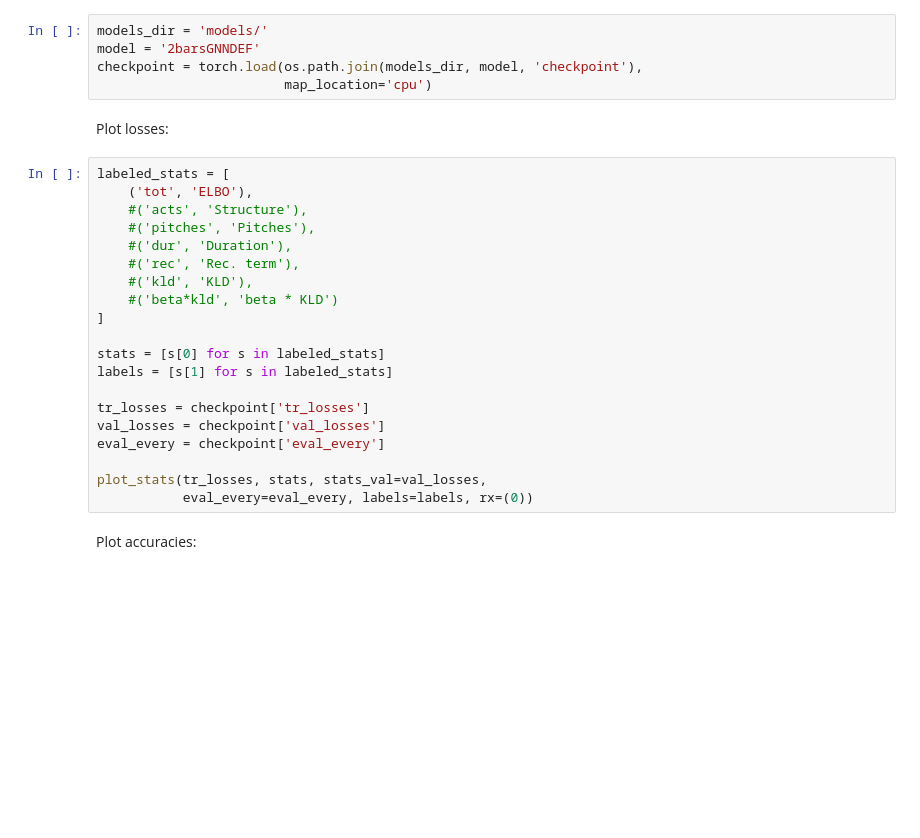
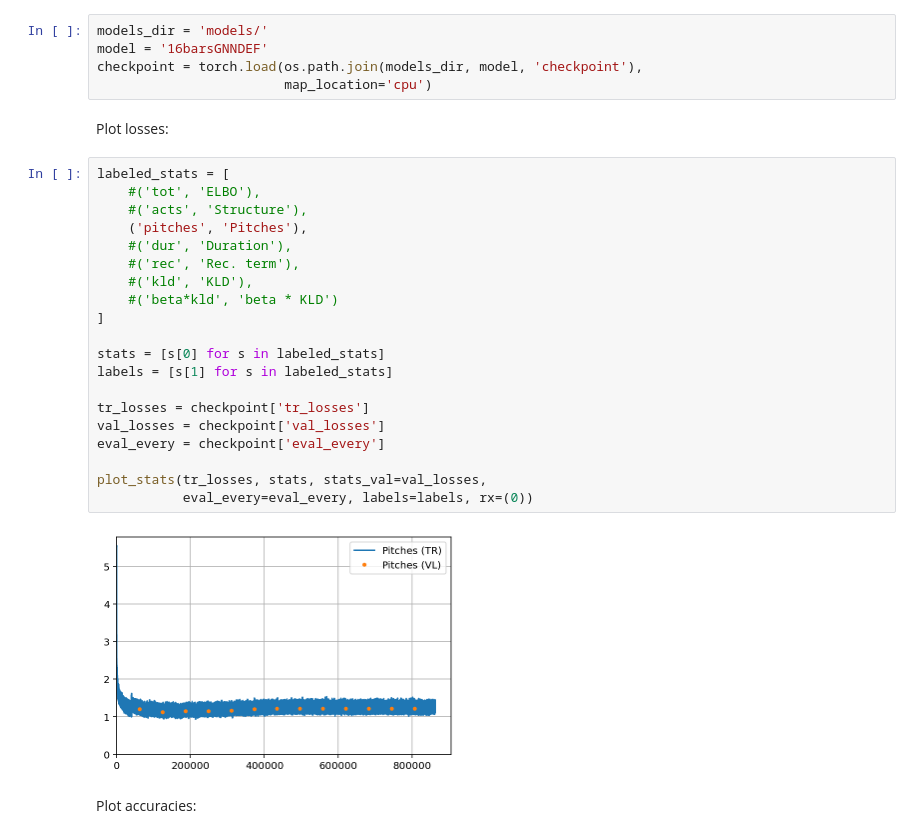
Before and after one commit to EmanueleCosenza/polyphemus, a Jupyter notebook: plot.ipynb, the cells around one changed output. Saved outputs shown, nothing was run; the diff lists cells and outputs as text; blank space fills up the shorter version.

```diff
--- a/plot.ipynb
+++ b/plot.ipynb
@@ -50,31 +50,33 @@ def plot_stats(stats_tr, stats_to_plot, stats_val=None, eval_every=None,
 Load model:
 # %%
 models_dir = 'models/'
-model = '2barsGNNDEF'
+model = '16barsGNNDEF'
 checkpoint = torch.load(os.path.join(models_dir, model, 'checkpoint'),
                         map_location='cpu')
 # %% [markdown]
 Plot losses:
 # %%
 labeled_stats = [
-    ('tot', 'ELBO'),
+    #('tot', 'ELBO'),
     #('acts', 'Structure'),
-    #('pitches', 'Pitches'),
+    ('pitches', 'Pitches'),
     #('dur', 'Duration'),
     #('rec', 'Rec. term'),
     #('kld', 'KLD'),
     #('beta*kld', 'beta * KLD')
 ]
 
 stats = [s[0] for s in labeled_stats]
 labels = [s[1] for s in labeled_stats]
 
 tr_losses = checkpoint['tr_losses']
 val_losses = checkpoint['val_losses']
 eval_every = checkpoint['eval_every']
 
 plot_stats(tr_losses, stats, stats_val=val_losses,
            eval_every=eval_every, labels=labels, rx=(0))
+# %% [output]
+[figure, added]
 # %% [markdown]
 Plot accuracies:
 # %%
```
Also changed, not shown: parts of 2 cells of this notebook, 4 other files.
